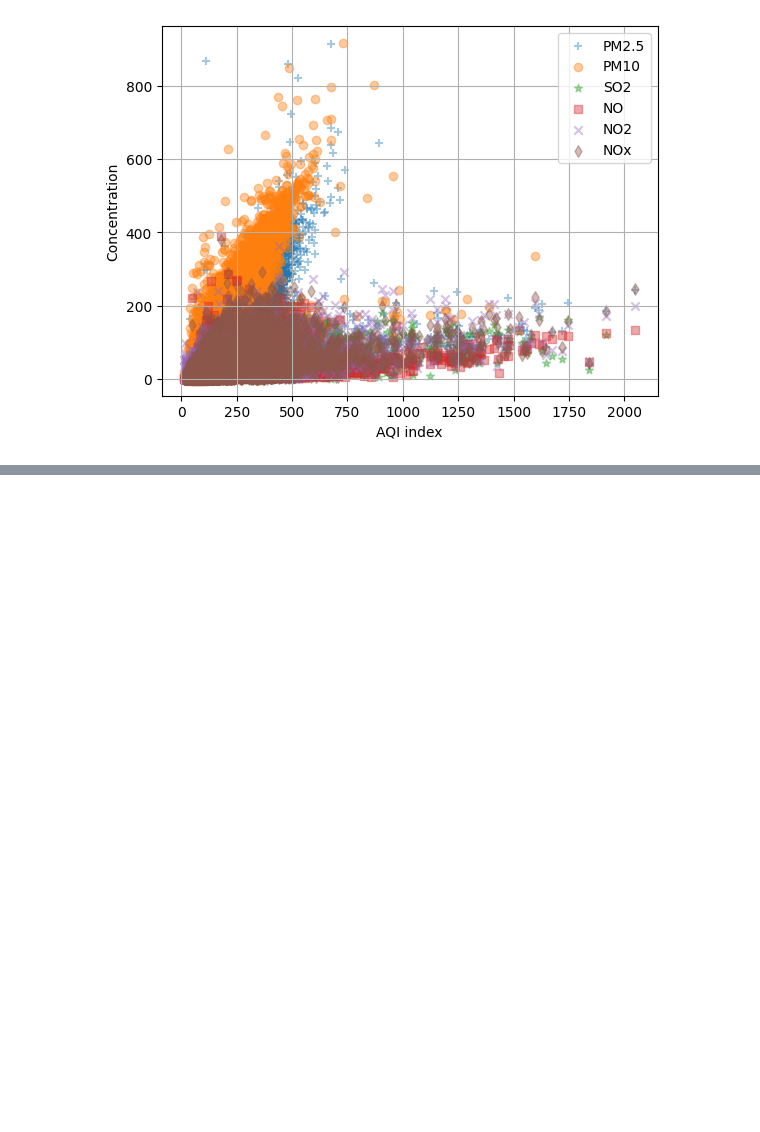
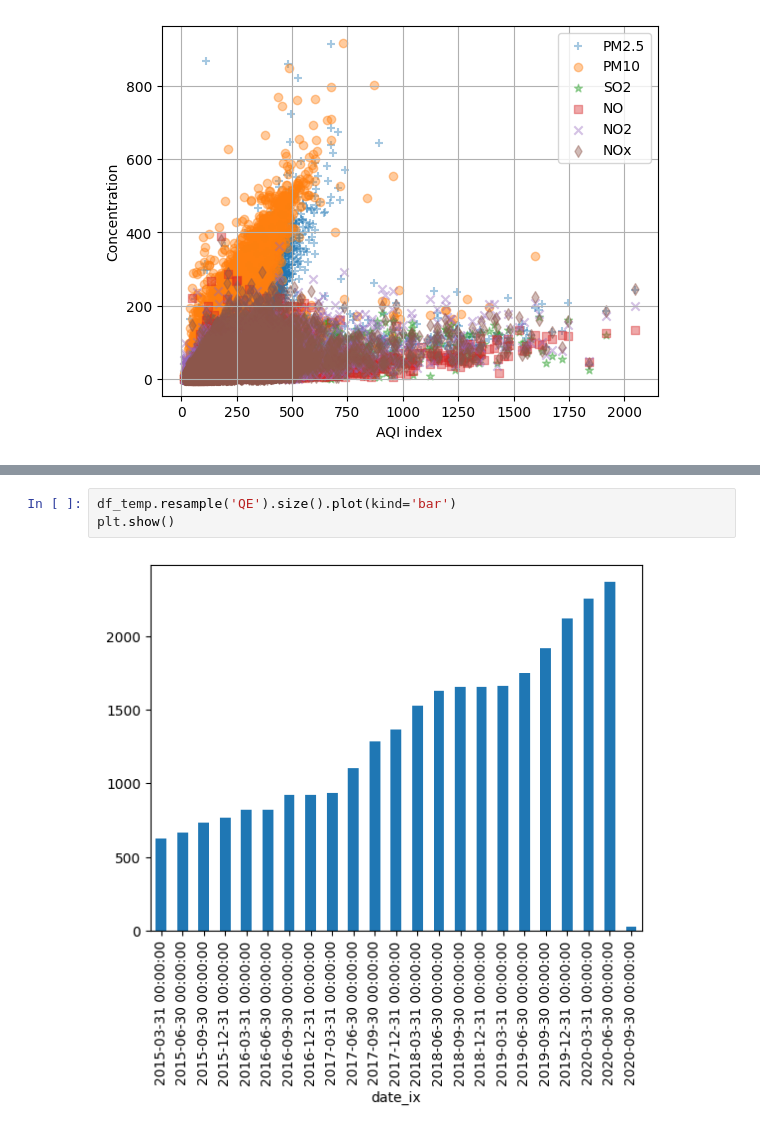
Before and after one commit to alexismenanieves/Air_Quality_Project, a Jupyter notebook: notebooks/01_Analysis.ipynb, the cells around one changed output, grey strips where cells are left out. Drawn from its saved outputs; the diff is of its cells as text; blank space fills up the shorter version.

```diff
--- a/notebooks/01_Analysis.ipynb
+++ b/notebooks/01_Analysis.ipynb
@@ -185,0 +189,5 @@ fig, ax = plt.subplots(figsize=(20, 10))
+# %%
+df_temp.resample('QE').size().plot(kind='bar')
+plt.show()
+# %% [output]
+[figure, added]
```
Also changed, not shown: parts of 4 cells of this notebook.
